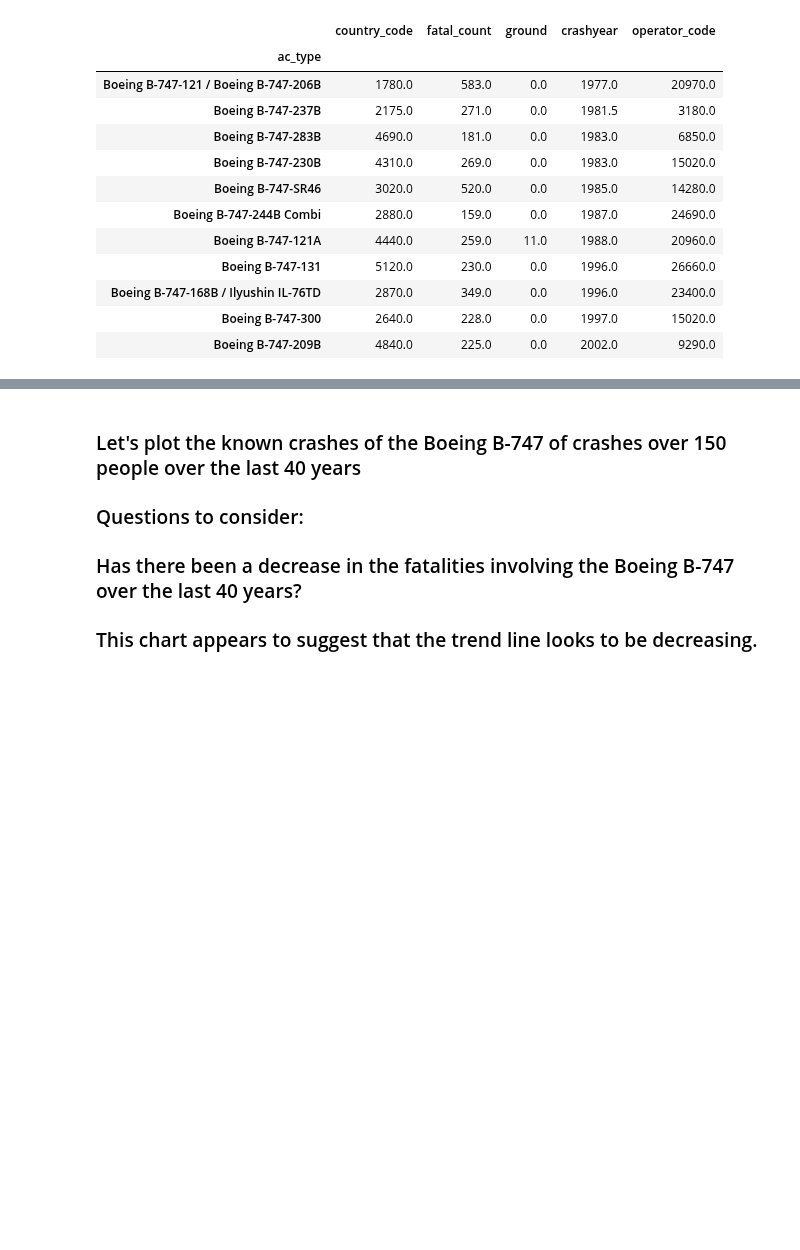
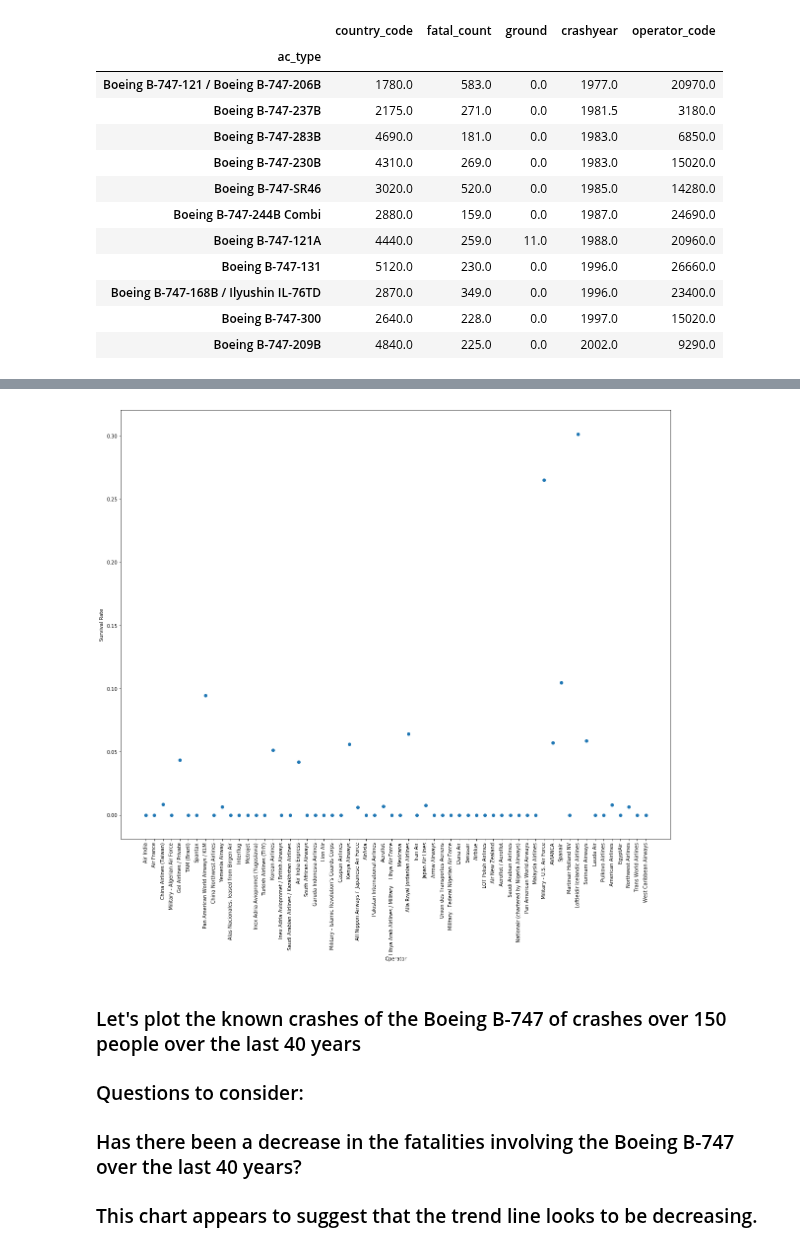
Before and after one commit to loupendley/Thinkful, a Jupyter notebook: Datafiles/VisualizeWhatYouSee_Unit_Lession2_Project_4.ipynb, the cells around one changed output, grey strips where cells are left out. Saved outputs shown, nothing was run; the diff lists cells and outputs as text; code cells hidden in the pictures; blank space fills up the shorter version.

```diff
--- a/Datafiles/VisualizeWhatYouSee_Unit_Lession2_Project_4.ipynb
+++ b/Datafiles/VisualizeWhatYouSee_Unit_Lession2_Project_4.ipynb
@@ -57,3 +81,12 @@ crashes_df_ac_type.sort_values(['crashyear', 'fatal_count'],ascending=True) # so
+# %%
+operator_group = crashes_df.groupby('operator_factor')
+operator_keys = operator_group.groups.keys()
+plt.scatter(operator_keys, list(operator_group.mean().survival_rate))
+plt.xticks(list(operator_keys), [operator_val[k] for k in operator_keys], rotation=90)
+plt.xlabel('Operator')
+_ = plt.ylabel('Survival Rate')
+# %% [output]
+[figure, added]
 # %% [markdown]
 ### Let's plot the known crashes of the Boeing B-747 of crashes over 150 people over the last 40 years
 
```
Also changed, not shown: parts of 9 cells of this notebook.
